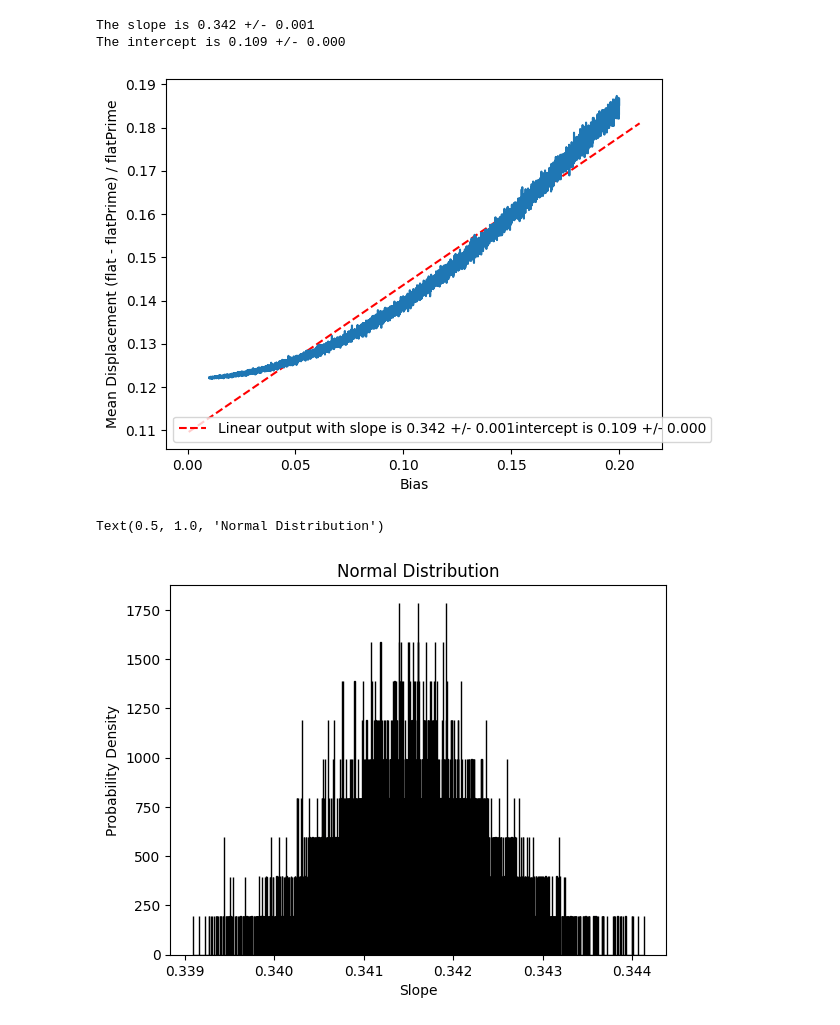
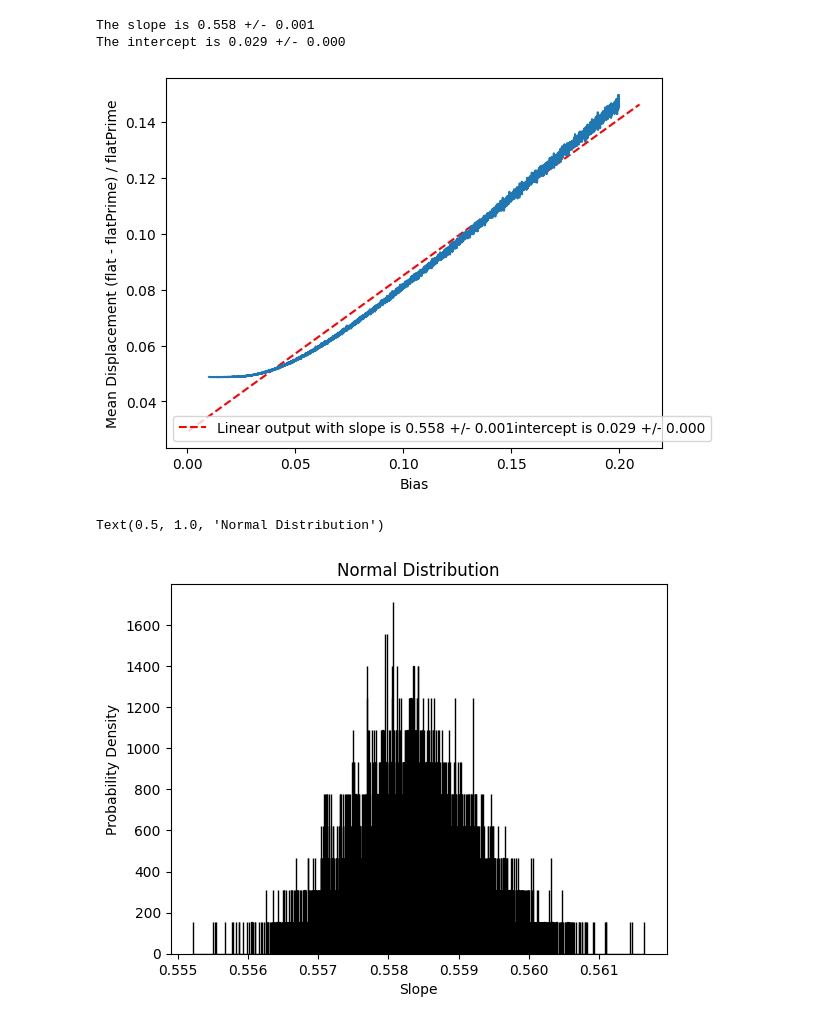
Before and after one commit to Voluptatemn/AstroResearch, a Jupyter notebook: BiasErrorProp.ipynb, the cells around one changed output. Cells and saved outputs as stored; diff of their text form; code cells hidden in the pictures.

```diff
--- a/BiasErrorProp.ipynb
+++ b/BiasErrorProp.ipynb
@@ -21,21 +21,22 @@ min_value = flatlower
 max_value = flatupper
 bin = num_Of_pixels * num_Of_pixels
 
-# Generate an array of random floats
+# Generate an array of randomt floast for flat field
 flatPrime = np.random.uniform(min_value, max_value, bin)
 
 # the bias per pixels
 bias = bias_electrons_per_atod * atod_gain
+# the error on the bias
 biasPrime = np.linspace(biasErrlower, biasErrupper, bin)
 # the dark that should be
 darkPrime = dark_prime_per_sec_pix * time
 # flat field propagation
-
 mean_displacement = []
 for b in biasPrime:
     master_bias = np.random.normal(bias, bias * b, bin)
     master_dark = darkPrime + master_bias
-    flat = flatPrime - master_dark - master_bias
+    # unclear of whether to time or to subtract
+    flat = flatPrime * (master_dark + master_bias)
     flat /= np.mean(flat)
     displacement = np.mean(np.abs((flat - flatPrime)) / flatPrime)
     mean_displacement.append(displacement)
@@ -52,36 +53,36 @@ fit = np.polyfit(biasPrime,mean_displacement,1,full=False, cov=True)
 
 
 # Fit parameters are the first element in the returned "tuple"
 fitparams = fit[0]
 slope = fitparams[0]
 intercept = fitparams[1]
 
 # Covariance matrix is the second element in the returned "tuple"
 cov = fit[1]
 
 # This is the way you get errors out of the covariance matrix.
 param_error = np.sqrt(np.diagonal(cov))
 slope_error = param_error[0]
 intercept_error = param_error[1]
 
 slope_output = 'slope is %.3f +/- %0.3f' %(slope,slope_error)
 intercept_output = 'intercept is %.3f +/- %0.3f' %(intercept,intercept_error)
 
 plt.errorbar(biasPrime,mean_displacement)
 plt.xlabel('Bias')
 plt.ylabel('Mean Displacement (flat - flatPrime) / flatPrime')
 xfit = np.linspace(plt.xlim()[0],plt.xlim()[1],100)
 yfit = intercept + slope*xfit
 plt.plot(xfit,yfit,'r--', label='Linear output with ' + slope_output + intercept_output)
 plt.legend()
 
 print('The slope is %.3f +/- %0.3f' %(slope,slope_error))
 print('The intercept is %.3f +/- %0.3f' %(intercept,intercept_error))
 # plt.savefig('Slope Hist')
 # %% [output]
-The slope is 0.342 +/- 0.001
-The intercept is 0.109 +/- 0.000
+The slope is 0.558 +/- 0.001
+The intercept is 0.029 +/- 0.000
-[figure, old version]
+[figure, new version]
 # %%
 slope_normal = np.random.normal(slope, slope_error, bin)
 plt.hist(slope_normal, bin, density = True, color='b', edgecolor='black')
@@ -91,7 +92,7 @@ plt.title('Normal Distribution')
 # plt.savefig('Slope Hist')
 # %% [output]
 Text(0.5, 1.0, 'Normal Distribution')
-[figure, old version]
+[figure, new version]
 # %%
 intercept_normal = np.random.normal(intercept, intercept_error, bin)
 plt.hist(intercept_normal, bin, density=True, alpha=0.6, color='b', edgecolor='black')
```
Also changed, not shown: parts of 1 cell of this notebook.
